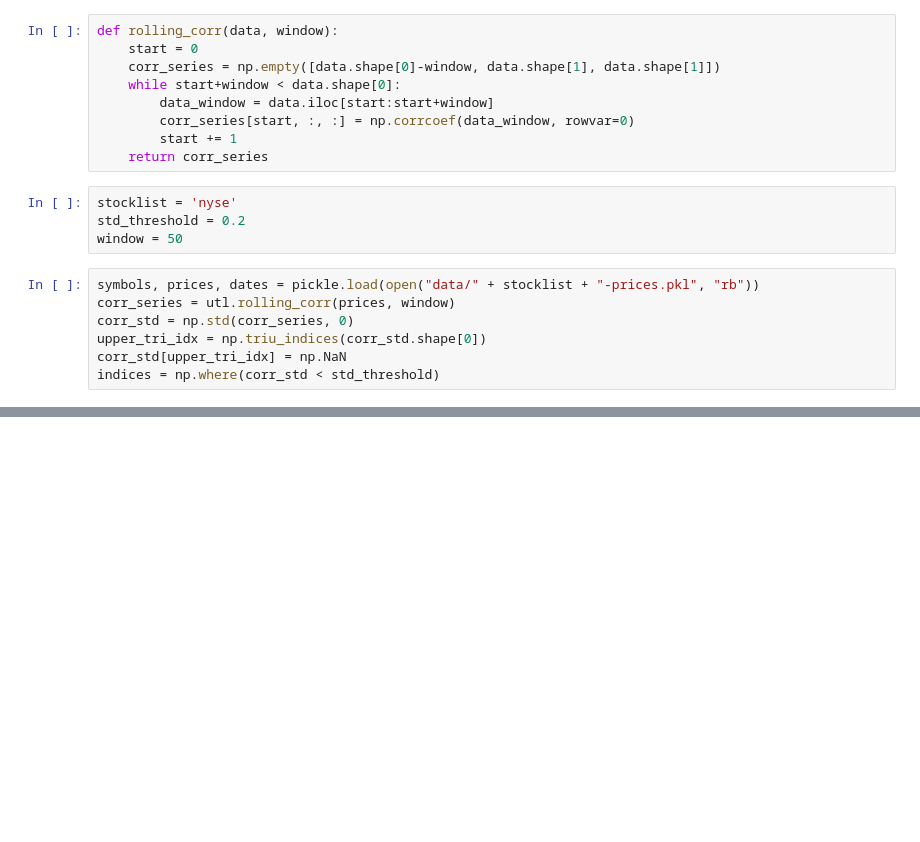
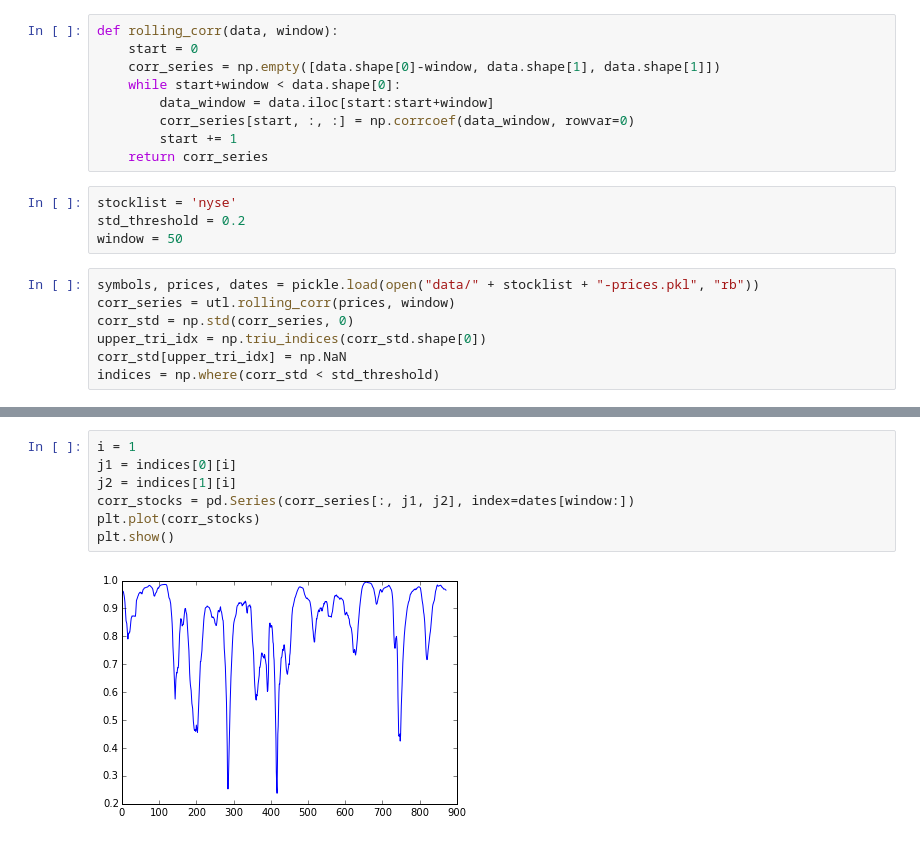
Before and after one commit to pbastani/ipython-notebooks, a Jupyter notebook: hi_corr_stocks.ipynb, the cells around one changed output, grey strips where cells are left out. Saved outputs shown, nothing was run; the diff lists cells and outputs as text; blank space fills up the shorter version.

```diff
--- a/hi_corr_stocks.ipynb
+++ b/hi_corr_stocks.ipynb
@@ -38,0 +47,9 @@ standard deviation in correlation time series (std < 0.2):
+# %%
+i = 1
+j1 = indices[0][i]
+j2 = indices[1][i]
+corr_stocks = pd.Series(corr_series[:, j1, j2], index=dates[window:])
+plt.plot(corr_stocks)
+plt.show()
+# %% [output]
+[figure, added]
```
Also changed, not shown: parts of 2 cells of this notebook.
